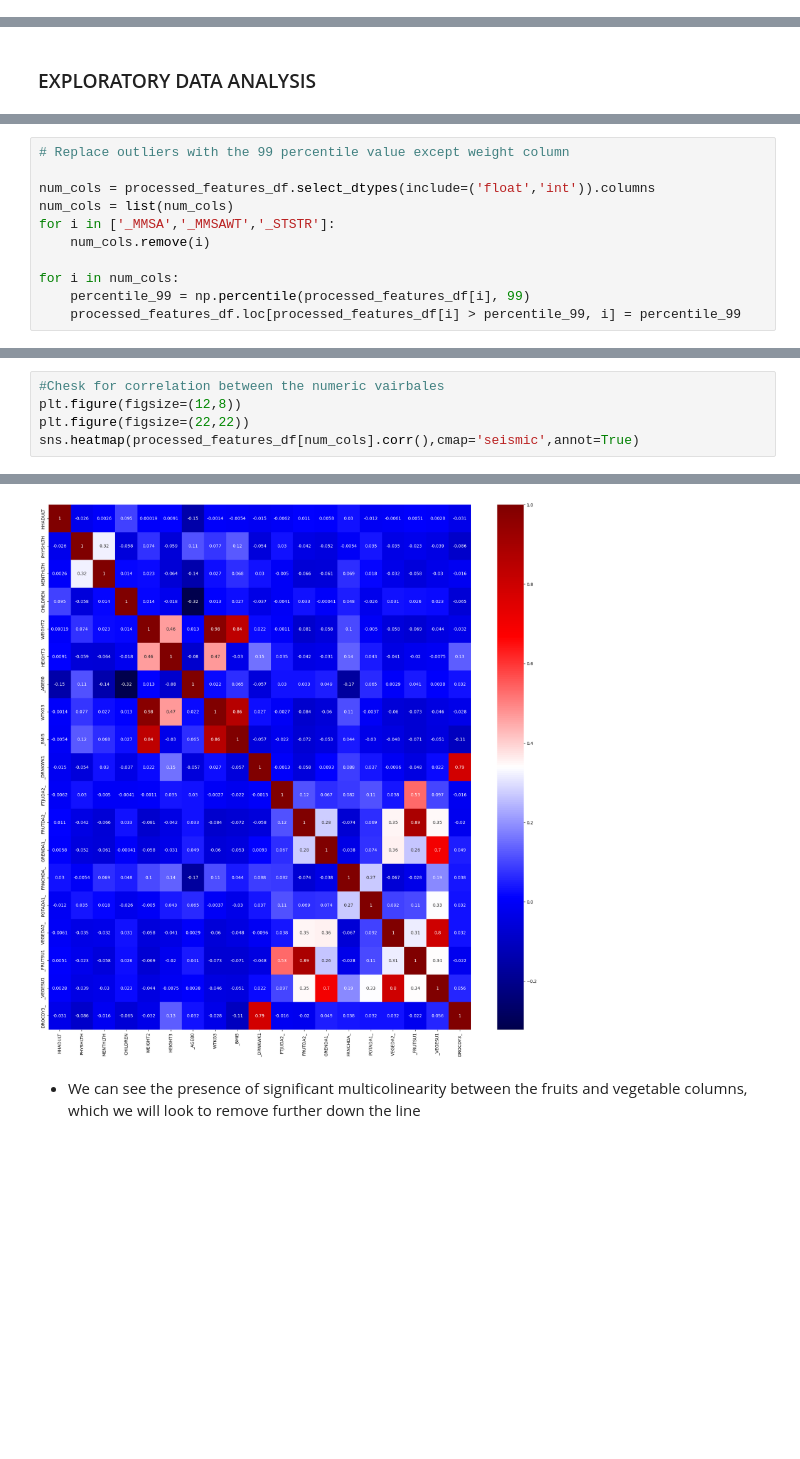
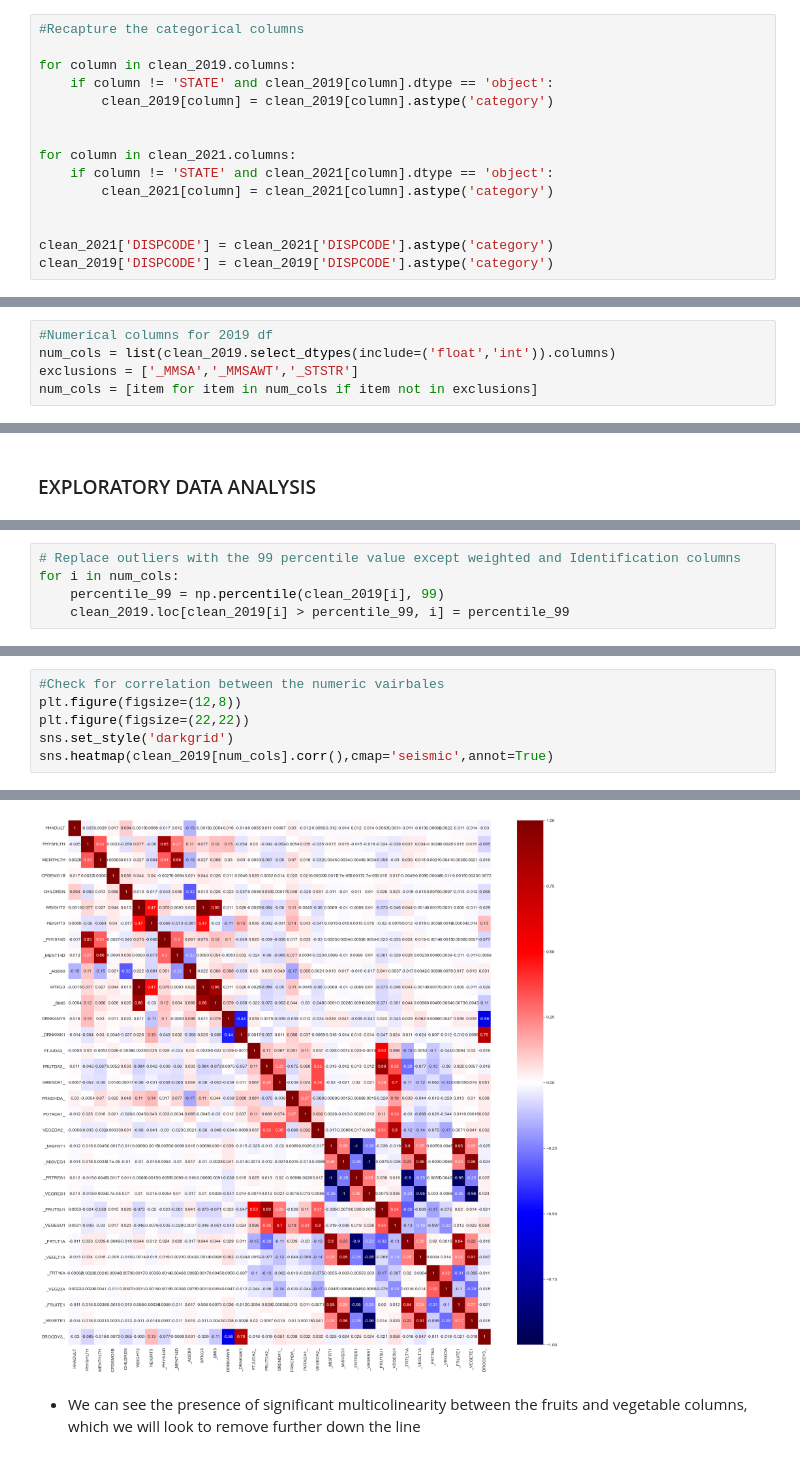
Before and after one commit to OBINNADINNEYA/BRFSS_BIGDATA_PROJECT, a Jupyter notebook: Exploratory Data Analysis.ipynb, the cells around one changed output, grey strips where cells are left out. Saved outputs shown, nothing was run; the diff lists cells and outputs as text; blank space fills up the shorter version.

```diff
--- a/Exploratory Data Analysis.ipynb
+++ b/Exploratory Data Analysis.ipynb
@@ -15,2 +11,17 @@ import matplotlib.pyplot as plt
 clean_2019 = pd.read_csv('mydata/MMSA2019_Cleaned.csv')
 clean_2021 = pd.read_csv('mydata/MMSA2021_Cleaned.csv')
+# %%
+#Recapture the categorical columns
+
+for column in clean_2019.columns:
+    if column != 'STATE' and clean_2019[column].dtype == 'object':
+        clean_2019[column] = clean_2019[column].astype('category')
+
+
+for column in clean_2021.columns:
+    if column != 'STATE' and clean_2021[column].dtype == 'object':
+        clean_2021[column] = clean_2021[column].astype('category')
+
+
+clean_2021['DISPCODE'] = clean_2021['DISPCODE'].astype('category')
+clean_2019['DISPCODE'] = clean_2019['DISPCODE'].astype('category')
@@ -16,0 +68,5 @@ clean_2021 = pd.read_csv('mydata/MMSA2021_Cleaned.csv')
+# %%
+#Numerical columns for 2019 df
+num_cols = list(clean_2019.select_dtypes(include=('float','int')).columns)
+exclusions = ['_MMSA','_MMSAWT','_STSTR']
+num_cols = [item for item in num_cols if item not in exclusions]
@@ -21,11 +77,0 @@ processed_features_df.describe([0.25,0.50,0.75,0.99]).T
-# %%
-# Replace outliers with the 99 percentile value except weight column
-
-num_cols = processed_features_df.select_dtypes(include=('float','int')).columns
-num_cols = list(num_cols)
-for i in ['_MMSA','_MMSAWT','_STSTR']:
-    num_cols.remove(i)
-
-for i in num_cols:
-    percentile_99 = np.percentile(processed_features_df[i], 99)
-    processed_features_df.loc[processed_features_df[i] > percentile_99, i] = percentile_99
@@ -33,0 +98,5 @@ processed_features_df.describe([0.25,0.50,0.75,0.99]).T
+# %%
+# Replace outliers with the 99 percentile value except weighted and Identification columns
+for i in num_cols:
+    percentile_99 = np.percentile(clean_2019[i], 99)
+    clean_2019.loc[clean_2019[i] > percentile_99, i] = percentile_99
@@ -34,12 +123,13 @@ processed_features_df.describe([0.25,0.50,0.75,0.99]).T
 # %%
-#Chesk for correlation between the numeric vairbales
+#Check for correlation between the numeric vairbales
 plt.figure(figsize=(12,8))
 plt.figure(figsize=(22,22))
-sns.heatmap(processed_features_df[num_cols].corr(),cmap='seismic',annot=True)
+sns.set_style('darkgrid')
+sns.heatmap(clean_2019[num_cols].corr(),cmap='seismic',annot=True)
 # %% [output]
 <Axes: >
 <Figure size 1200x800 with 0 Axes>
-[figure, old version]
+[figure, new version]
 # %% [markdown]
 - We can see the presence of significant multicolinearity between the fruits and vegetable columns, which we will
 look to remove further down the line
```
Also changed, not shown: parts of 40 cells of this notebook, 2 other files.
